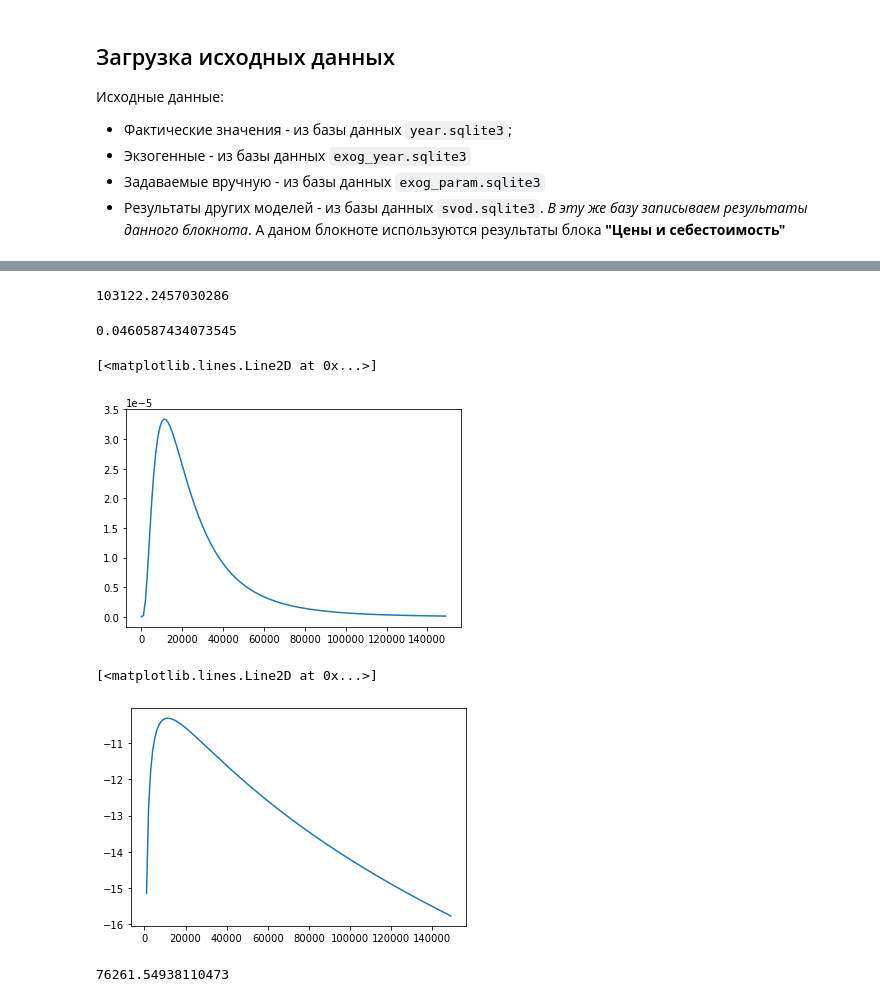
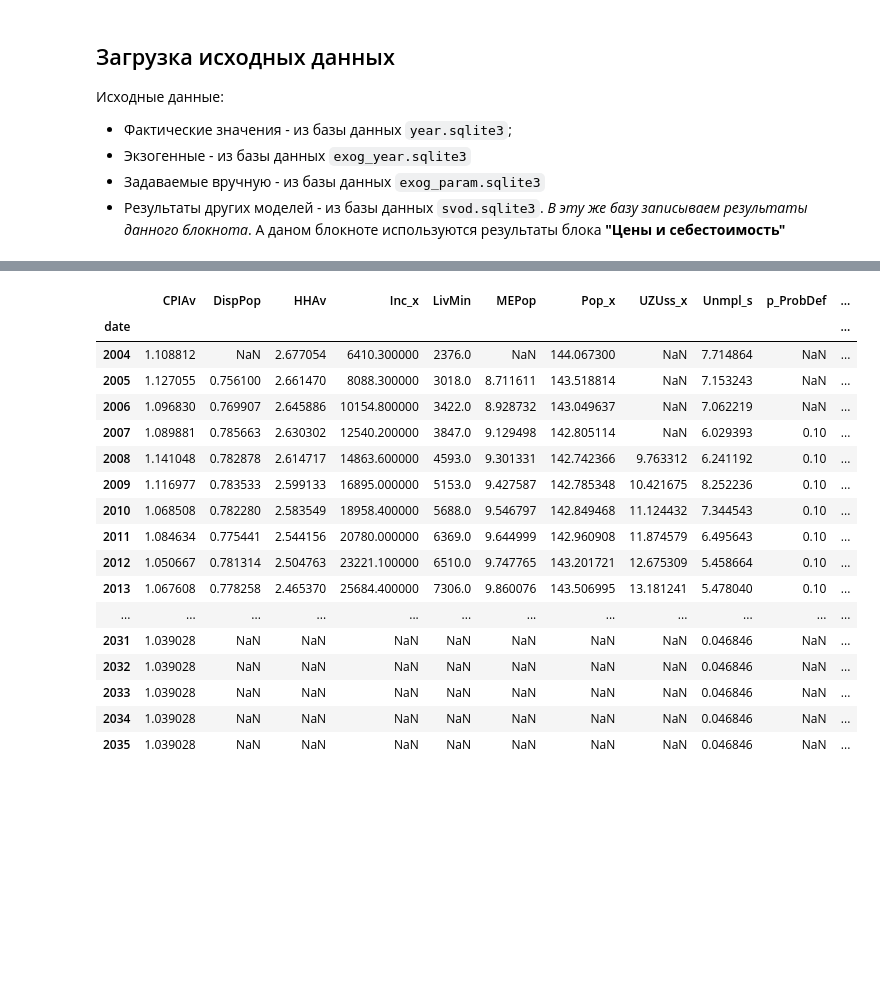
Before and after one commit to amsergeev/AIGK_j, a Jupyter notebook: DEMAND_OM_MODEL/demand_own_money_model.ipynb, the cells around one changed output, grey strips where cells are left out. Saved outputs shown, nothing was run; the diff lists cells and outputs as text; code cells hidden in the pictures; blank space fills up the shorter version.

Commit message:
first try for first model in demand block

```diff
--- a/DEMAND_OM_MODEL/demand_own_money_model.ipynb
+++ b/DEMAND_OM_MODEL/demand_own_money_model.ipynb
@@ -263,28 +37,40 @@ print(lognorm.sf(75929, s=s0, scale=m2))
-# %%
-lognorm(s=s0, scale=income_mean).ppf(0.98)
-# %% [output]
-103122.2457030286
-# %%
-print(1-quad(norm2, 0, lognorm(s=s0, scale=income_mean).ppf(0.98), args=(s0, 0, m2))[0]/income_mean)
-# %% [output]
-0.0460587434073545
-# %%
-lst=list(range(0, 150000, 1000))
-lgn=lognorm(s=s0, scale=income_mean)
-lstl=[lgn.pdf(x) for x in lst]
-plt.plot(lst, lstl)
-# %% [output]
-[<matplotlib.lines.Line2D at 0x...>]
-[figure, removed]
-# %%
-plt.plot(lst, np.log(lstl))
-# %% [output]
-[<matplotlib.lines.Line2D at 0x...>]
-[figure, removed]
-# %%
-from scipy.stats import norm
-
-nrm=norm(loc=m0, scale=s0)
-np.exp(nrm.ppf(0.98))
-# %% [output]
-76261.54938110473
+# %%
+lstYearCodes=['squareddy_ss_x', 'CPIAv', 'Pop_x', 'HHAv', 'Unmpl_s', 'DispInc_rI', 'Inc_x', 'p_ProbDef',
+              'UZUss_x', 'MEPop', 'DispPop', 'LivMin', 'p_superrich', 'sdelkiddy_ss_x', 'sdelkikp_ss_x'] # список экзогенных и фактических данных
+
+
+lstSvod=['price1mddy_alt_x', 'price1mall_alt_x'] # результаты из блока "Цены и себестоимость"
+
+pdfAct=(pd.read_sql(common.make_SELECT_YEAR_string(lstYearCodes), con=conWork)
+        .pipe(common.make_frame)
+        .pipe(common.scale, list_fields=['Inc_x',], multiplier=1e3)
+        .pipe(common.scale, list_fields=['Unmpl_s',], multiplier=100))
+pdfExog=pd.read_sql(common.make_SELECT_YEAR_string(lstYearCodes), con=conWorkEx).pipe(common.make_frame)
+PdfExogHandle=pd.read_sql(common.make_SELECT_YEAR_string(lstYearCodes), con=conWorkExH).pipe(common.make_frame)
+
+pdfSvod=(pd.read_sql(common.make_SELECT_YEAR_string(lstSvod), con=conWorkSvod)
+         .pipe(common.make_frame)
+        .pipe(common.scale, list_fields=lstSvod, multiplier=1e3))
+
+pdfWork=pd.concat([pdfAct, pdfExog[~pdfExog.index.isin(pdfAct.index)]]).combine_first(PdfExogHandle).join(pdfSvod)
+
+pdfWork
+# %% [output]
+|  | CPIAv | DispPop | HHAv | Inc_x | LivMin | MEPop | Pop_x | UZUss_x | Unmpl_s | p_ProbDef | ... |
+| date |  |  |  |  |  |  |  |  |  |  | ... |
+| 2004 | 1.108812 | NaN | 2.677054 | 6410.300000 | 2376.0 | NaN | 144.067300 | NaN | 7.714864 | NaN | ... |
+| 2005 | 1.127055 | 0.756100 | 2.661470 | 8088.300000 | 3018.0 | 8.711611 | 143.518814 | NaN | 7.153243 | NaN | ... |
+| 2006 | 1.096830 | 0.769907 | 2.645886 | 10154.800000 | 3422.0 | 8.928732 | 143.049637 | NaN | 7.062219 | NaN | ... |
+| 2007 | 1.089881 | 0.785663 | 2.630302 | 12540.200000 | 3847.0 | 9.129498 | 142.805114 | NaN | 6.029393 | 0.10 | ... |
+| 2008 | 1.141048 | 0.782878 | 2.614717 | 14863.600000 | 4593.0 | 9.301331 | 142.742366 | 9.763312 | 6.241192 | 0.10 | ... |
+| 2009 | 1.116977 | 0.783533 | 2.599133 | 16895.000000 | 5153.0 | 9.427587 | 142.785348 | 10.421675 | 8.252236 | 0.10 | ... |
+| 2010 | 1.068508 | 0.782280 | 2.583549 | 18958.400000 | 5688.0 | 9.546797 | 142.849468 | 11.124432 | 7.344543 | 0.10 | ... |
+| 2011 | 1.084634 | 0.775441 | 2.544156 | 20780.000000 | 6369.0 | 9.644999 | 142.960908 | 11.874579 | 6.495643 | 0.10 | ... |
+| 2012 | 1.050667 | 0.781314 | 2.504763 | 23221.100000 | 6510.0 | 9.747765 | 143.201721 | 12.675309 | 5.458664 | 0.10 | ... |
+| 2013 | 1.067608 | 0.778258 | 2.465370 | 25684.400000 | 7306.0 | 9.860076 | 143.506995 | 13.181241 | 5.478040 | 0.10 | ... |
+| ... | ... | ... | ... | ... | ... | ... | ... | ... | ... | ... | ... |
+| 2031 | 1.039028 | NaN | NaN | NaN | NaN | NaN | NaN | NaN | 0.046846 | NaN | ... |
+| 2032 | 1.039028 | NaN | NaN | NaN | NaN | NaN | NaN | NaN | 0.046846 | NaN | ... |
+| 2033 | 1.039028 | NaN | NaN | NaN | NaN | NaN | NaN | NaN | 0.046846 | NaN | ... |
+| 2034 | 1.039028 | NaN | NaN | NaN | NaN | NaN | NaN | NaN | 0.046846 | NaN | ... |
+| 2035 | 1.039028 | NaN | NaN | NaN | NaN | NaN | NaN | NaN | 0.046846 | NaN | ... |
```
Also changed, not shown: parts of 35 cells of this notebook, 2 other files.
